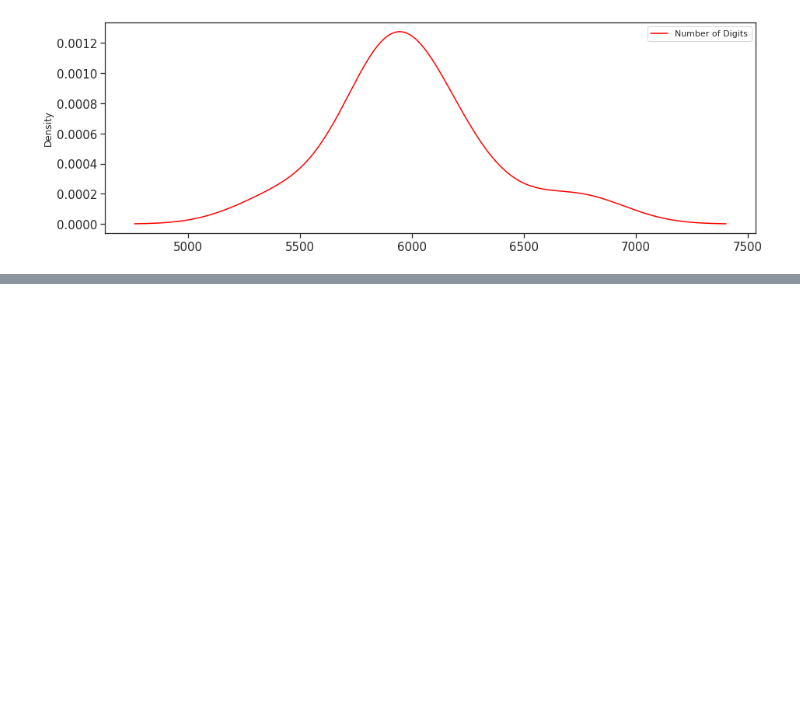
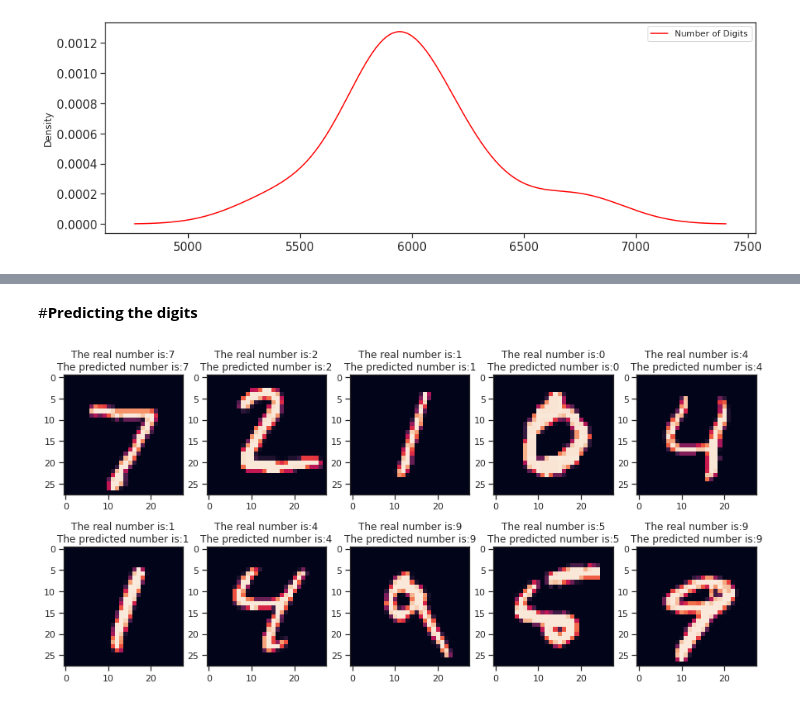
Before and after one commit to Data-Science-Community-SRM/Hand-Written-Digit-Classification-Recognition, a Jupyter notebook: P1_DSC.ipynb, the cells around one changed output, grey strips where cells are left out. Saved outputs shown, nothing was run; the diff lists cells and outputs as text; code cells hidden in the pictures; blank space fills up the shorter version.

```diff
--- a/P1_DSC.ipynb
+++ b/P1_DSC.ipynb
@@ -154,0 +227,11 @@ Epoch 5/20
+# %% [markdown]
+#**Predicting the digits**
+# %%
+y_pred=model.predict(X_test)
+X_test_new= X_test.reshape(10000,28,28)
+fig,axis=plt.subplots(2,5,figsize=(15,7))
+for i,ax in enumerate(axis.flat):
+    ax.imshow(X_test_new[i])
+    ax.set(title=f"The real number is:{y_test[i]}\nThe predicted number is:{y_pred[i].argmax()}");
+# %% [output]
+[figure, added]
```
Also changed, not shown: parts of 20 cells of this notebook.
